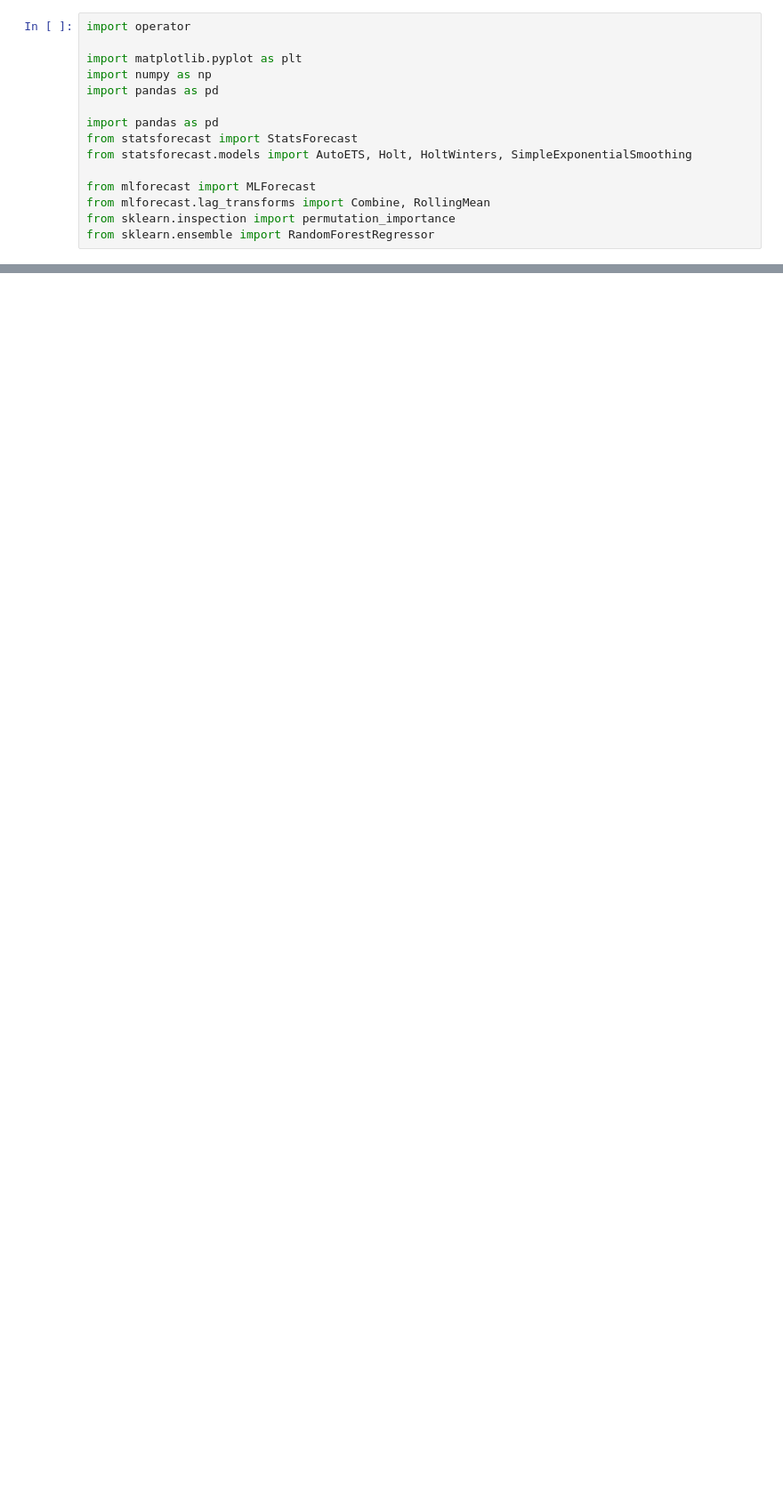
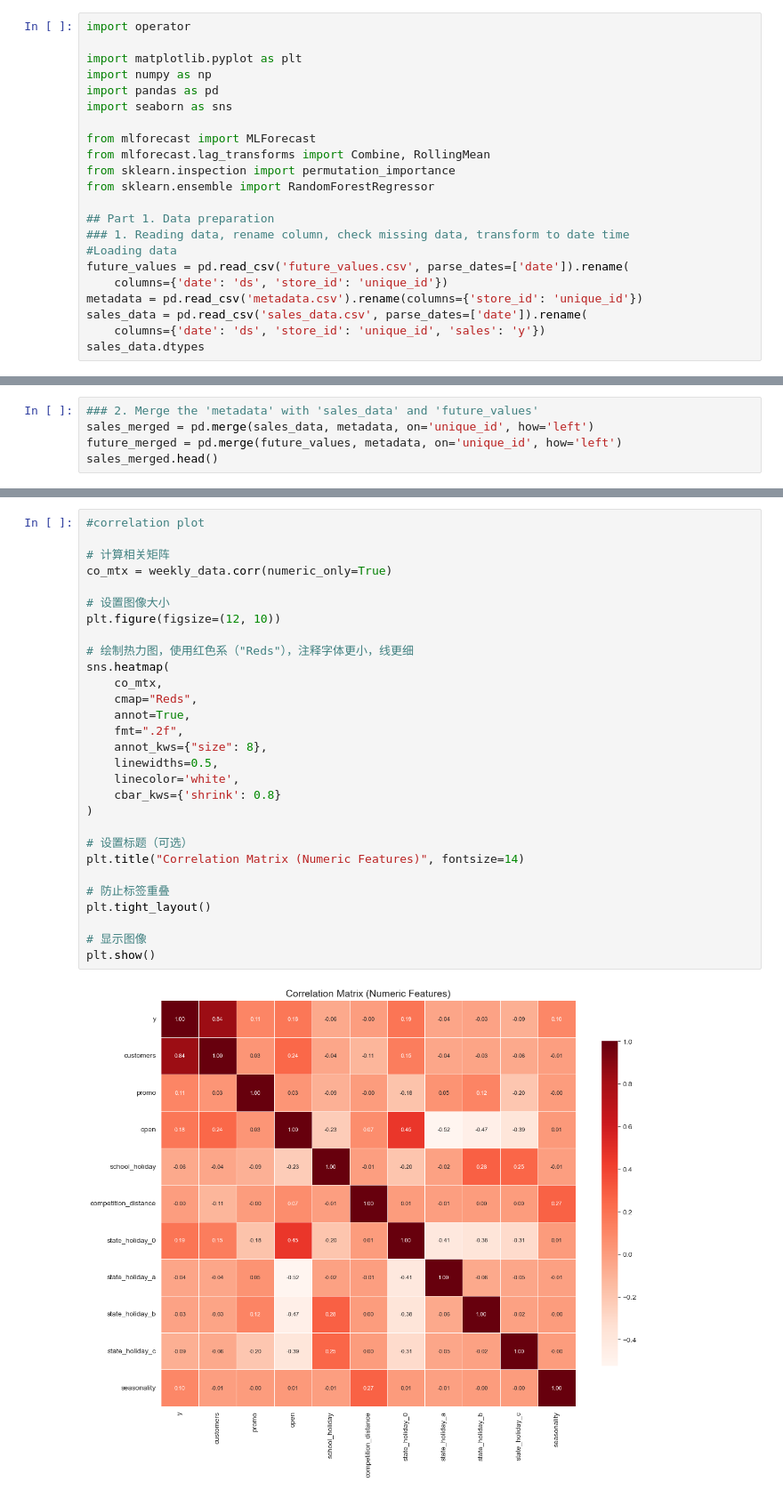
Before and after one commit to YL-6/BF-final, a Jupyter notebook: Yue.ipynb, the cells around one changed output, grey strips where cells are left out. Shown: that part at 89% size. Saved outputs shown, nothing was run; the diff lists cells and outputs as text; blank space fills up the shorter version.

```diff
--- a/Yue.ipynb
+++ b/Yue.ipynb
@@ -4,12 +6,19 @@ import operator
 import matplotlib.pyplot as plt
 import numpy as np
 import pandas as pd
-
-import pandas as pd
-from statsforecast import StatsForecast
-from statsforecast.models import AutoETS, Holt, HoltWinters, SimpleExponentialSmoothing
+import seaborn as sns
 
 from mlforecast import MLForecast
 from mlforecast.lag_transforms import Combine, RollingMean
 from sklearn.inspection import permutation_importance
 from sklearn.ensemble import RandomForestRegressor
+
+## Part 1. Data preparation
+### 1. Reading data, rename column, check missing data, transform to date time
+#Loading data
+future_values = pd.read_csv('future_values.csv', parse_dates=['date']).rename(
+    columns={'date': 'ds', 'store_id': 'unique_id'})
+metadata = pd.read_csv('metadata.csv').rename(columns={'store_id': 'unique_id'})
+sales_data = pd.read_csv('sales_data.csv', parse_dates=['date']).rename(
+    columns={'date': 'ds', 'store_id': 'unique_id', 'sales': 'y'})
+sales_data.dtypes
@@ -36,0 +120,5 @@ sales
+# %%
+### 2. Merge the 'metadata' with 'sales_data' and 'future_values'
+sales_merged = pd.merge(sales_data, metadata, on='unique_id', how='left')
+future_merged = pd.merge(future_values, metadata, on='unique_id', how='left')
+sales_merged.head()
@@ -36,0 +282,31 @@ sales
+# %%
+#correlation plot
+
+# 计算相关矩阵
+co_mtx = weekly_data.corr(numeric_only=True)
+
+# 设置图像大小
+plt.figure(figsize=(12, 10))
+
+# 绘制热力图，使用红色系（"Reds"），注释字体更小，线更细
+sns.heatmap(
+    co_mtx,
+    cmap="Reds",
+    annot=True,
+    fmt=".2f",
+    annot_kws={"size": 8},
+    linewidths=0.5,
+    linecolor='white',
+    cbar_kws={'shrink': 0.8}
+)
+
+# 设置标题（可选）
+plt.title("Correlation Matrix (Numeric Features)", fontsize=14)
+
+# 防止标签重叠
+plt.tight_layout()
+
+# 显示图像
+plt.show()
+# %% [output]
+[figure, added]
```
Also changed, not shown: parts of 30 cells of this notebook, 2 other files.
